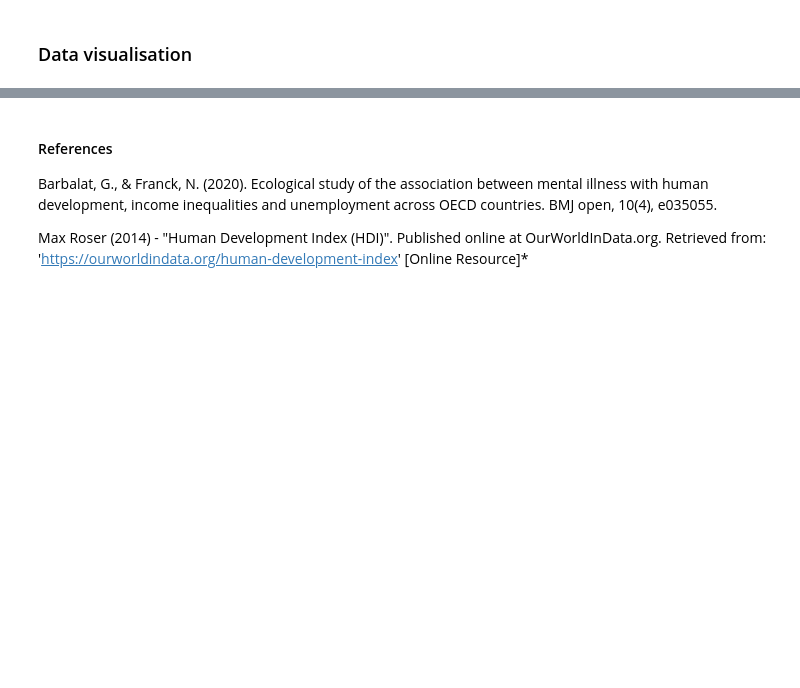
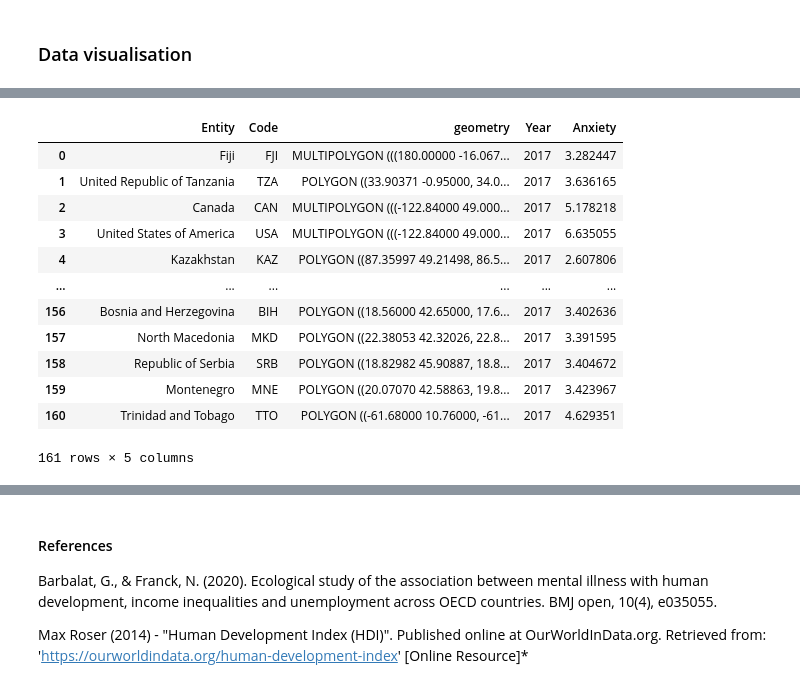
Before and after one commit to anoekkooijmans/Programming-final, a Jupyter notebook: Final_assignment.ipynb, the cells around one changed output, grey strips where cells are left out. Drawn from its saved outputs; the diff is of its cells as text; code cells hidden in the pictures; blank space fills up the shorter version.

```diff
--- a/Final_assignment.ipynb
+++ b/Final_assignment.ipynb
@@ -185,0 +294,26 @@ Both data sets are normalized
+# %%
+# Only 2017 for now
+df_2017 = mh_hdi[mh_hdi['Year'] == 2017]
+df_2017 = df_2017[["Entity", "Code","Year", "Anxiety"]]
+
+#Merge dataframes gdf and df_2016.
+merged = map_df.merge(df_2017, on = ['Entity','Code'])
+#Read data to json.
+year_json = json.loads(merged.to_json())
+#Convert to String like object.
+json_data = json.dumps(year_json)
+merged
+# %% [output]
+|  | Entity | Code | geometry | Year | Anxiety |
+| 0 | Fiji | FJI | MULTIPOLYGON (((180.00000 -16.067... | 2017 | 3.282447 |
+| 1 | United Republic of Tanzania | TZA | POLYGON ((33.90371 -0.95000, 34.0... | 2017 | 3.636165 |
+| 2 | Canada | CAN | MULTIPOLYGON (((-122.84000 49.000... | 2017 | 5.178218 |
+| 3 | United States of America | USA | MULTIPOLYGON (((-122.84000 49.000... | 2017 | 6.635055 |
+| 4 | Kazakhstan | KAZ | POLYGON ((87.35997 49.21498, 86.5... | 2017 | 2.607806 |
+| ... | ... | ... | ... | ... | ... |
+| 156 | Bosnia and Herzegovina | BIH | POLYGON ((18.56000 42.65000, 17.6... | 2017 | 3.402636 |
+| 157 | North Macedonia | MKD | POLYGON ((22.38053 42.32026, 22.8... | 2017 | 3.391595 |
+| 158 | Republic of Serbia | SRB | POLYGON ((18.82982 45.90887, 18.8... | 2017 | 3.404672 |
+| 159 | Montenegro | MNE | POLYGON ((20.07070 42.58863, 19.8... | 2017 | 3.423967 |
+| 160 | Trinidad and Tobago | TTO | POLYGON ((-61.68000 10.76000, -61... | 2017 | 4.629351 |
+161 rows × 5 columns
```
Also changed, not shown: parts of 25 cells of this notebook, 1 other file.
